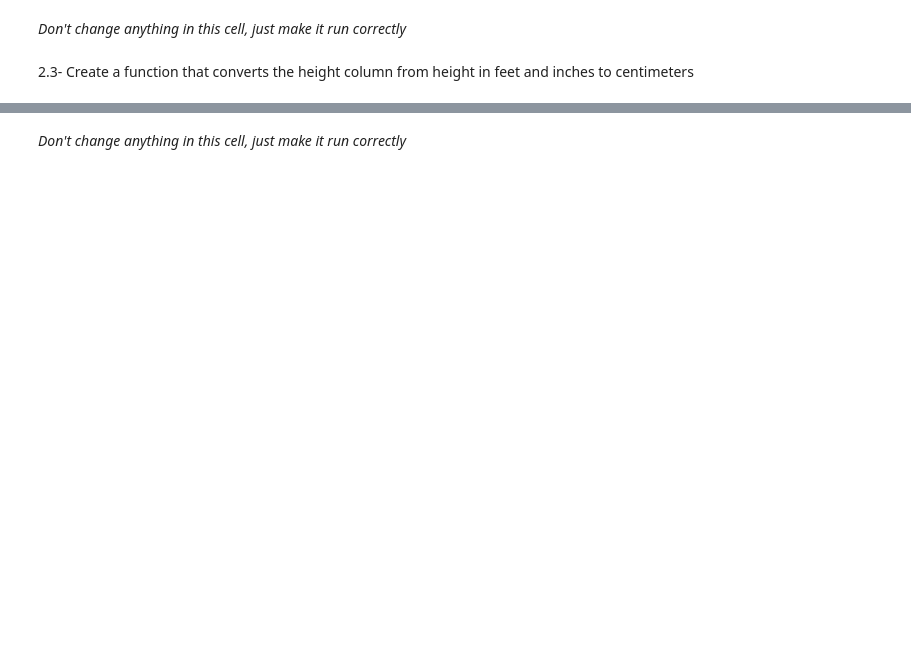
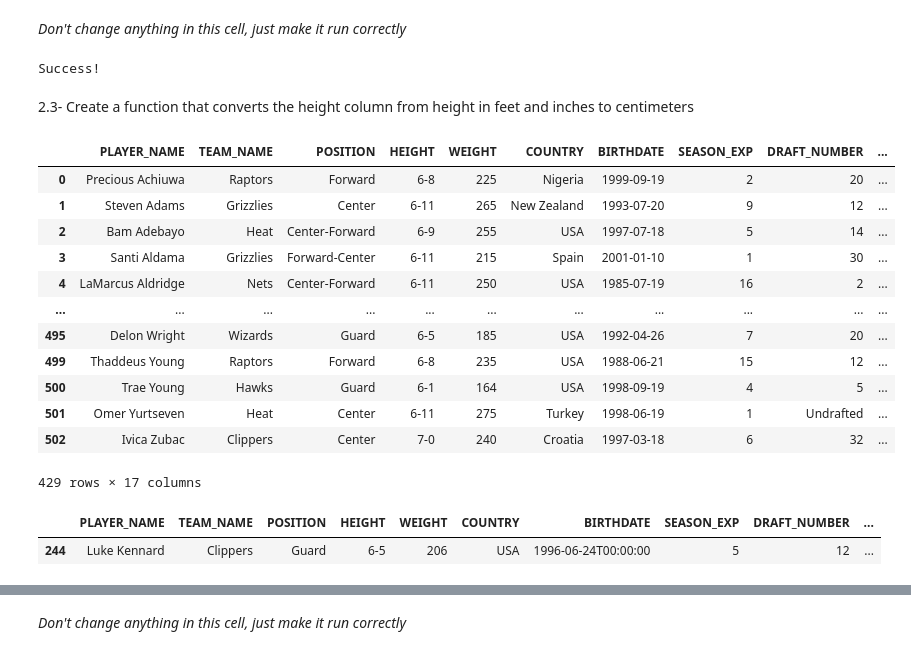
Before and after one commit to ja-818/NBA_statistics, a Jupyter notebook: Sprint_01_Julián_Arango.ipynb, the cells around one changed output, grey strips where cells are left out. Drawn from its saved outputs; the diff is of its cells as text; code cells hidden in the pictures; blank space fills up the shorter version.

```diff
--- a/Sprint_01_Julián_Arango.ipynb
+++ b/Sprint_01_Julián_Arango.ipynb
@@ -281,12 +287,30 @@ Success!
 Save the result to a csv called "raw_nba_players_dataset.csv"
 # %% [markdown]
 Hint: Before merging the data, you should make sure all four dataframes have the same length, are indexed by PERSON_ID and have the same keys
+# %%
+#Set all indexes to PERSON_ID and drop index name
+players_personal_info.set_index("PERSON_ID", inplace=True)
+players_career_stats.set_index("PLAYER_ID", inplace=True)
+players_personal_info.index.name = None
+players_career_stats.index.name = None
+
+#Create PLAYER_NAME column
+players_personal_info["PLAYER_NAME"] = players_personal_info['FIRST_NAME'] + " " + players_personal_info['LAST_NAME']
 # %%
 ### Complete in this cell: merge the dataframes
-def merge_dataframes(players_personal_info, players_career_stats, players_next_game, players_salaries):
-    pass
+def merge_dataframes(players_personal_info, players_career_stats, players_salaries):
+    #Merge first two dataframes
+    raw_info_df = pd.concat([players_personal_info, players_career_stats], axis=1)
+
+    #Merge last dataframe
+    raw_info_df = pd.merge(raw_info_df, players_salaries, on=["PLAYER_NAME"], how="left")
+
+    #Filter the columns
+    raw_info_df = raw_info_df[["PLAYER_NAME", "TEAM_NAME", "POSITION", "HEIGHT", "WEIGHT", "COUNTRY", "BIRTHDATE", "SEASON_EXP", "DRAFT_NUMBER", "GP", "MIN", "PTS", "REB", "AST", "STL", "BLK", "SALARY"]]
+
+    return raw_info_df
 # %%
-raw_players_dataset = merge_dataframes(players_personal_info, players_career_stats, players_next_game, players_salaries)
+raw_players_dataset = merge_dataframes(players_personal_info, players_career_stats, players_salaries)
 raw_players_dataset.to_csv("raw_nba_players_dataset.csv")
 # %% [markdown]
 *Don't change anything in this cell, just make it run correctly*
@@ -310,7 +336,9 @@ There are several steps that you will have to follow, depending on where you hav
 # %%
 ### Complete in this cell: copy the dataset and drop NaNs in team or salary
 def copy_and_delete_nan(players_dataset):
-    pass
+    mask_team_Nan = players_dataset["TEAM_NAME"].notna()
+    mask_salary_Nan = players_dataset["SALARY"].notna()
+    return players_dataset[mask_team_Nan & mask_salary_Nan]
 # %%
 working_df = copy_and_delete_nan(raw_players_dataset)
 # %% [markdown]
@@ -335,8 +393,31 @@ if working_df.SALARY.dtype == 'int64' and working_df.BIRTHDATE.dtype == '<M8[ns]
     print('Success!')
 else:
     raise ValueError('The types are incorrect, please review your function')
+# %% [output]
+Success!
 # %% [markdown]
 2.3- Create a function that converts the height column from height in feet and inches to centimeters
+# %%
+working_df
+# %% [output]
+|  | PLAYER_NAME | TEAM_NAME | POSITION | HEIGHT | WEIGHT | COUNTRY | BIRTHDATE | SEASON_EXP | DRAFT_NUMBER | ... |
+| 0 | Precious Achiuwa | Raptors | Forward | 6-8 | 225 | Nigeria | 1999-09-19 | 2 | 20 | ... |
+| 1 | Steven Adams | Grizzlies | Center | 6-11 | 265 | New Zealand | 1993-07-20 | 9 | 12 | ... |
+| 2 | Bam Adebayo | Heat | Center-Forward | 6-9 | 255 | USA | 1997-07-18 | 5 | 14 | ... |
+| 3 | Santi Aldama | Grizzlies | Forward-Center | 6-11 | 215 | Spain | 2001-01-10 | 1 | 30 | ... |
+| 4 | LaMarcus Aldridge | Nets | Center-Forward | 6-11 | 250 | USA | 1985-07-19 | 16 | 2 | ... |
+| ... | ... | ... | ... | ... | ... | ... | ... | ... | ... | ... |
+| 495 | Delon Wright | Wizards | Guard | 6-5 | 185 | USA | 1992-04-26 | 7 | 20 | ... |
+| 499 | Thaddeus Young | Raptors | Forward | 6-8 | 235 | USA | 1988-06-21 | 15 | 12 | ... |
+| 500 | Trae Young | Hawks | Guard | 6-1 | 164 | USA | 1998-09-19 | 4 | 5 | ... |
+| 501 | Omer Yurtseven | Heat | Center | 6-11 | 275 | Turkey | 1998-06-19 | 1 | Undrafted | ... |
+| 502 | Ivica Zubac | Clippers | Center | 7-0 | 240 | Croatia | 1997-03-18 | 6 | 32 | ... |
+429 rows × 17 columns
+# %%
+raw_players_dataset[raw_players_dataset["PLAYER_NAME"] == "Luke Kennard"]
+# %% [output]
+|  | PLAYER_NAME | TEAM_NAME | POSITION | HEIGHT | WEIGHT | COUNTRY | BIRTHDATE | SEASON_EXP | DRAFT_NUMBER | ... |
+| 244 | Luke Kennard | Clippers | Guard | 6-5 | 206 | USA | 1996-06-24T00:00:00 | 5 | 12 | ... |
 # %%
 ### Complete in this cell: convert height column
 def convert_height_column(working_df):
```
Also changed, not shown: parts of 19 cells of this notebook, 1 other file.
